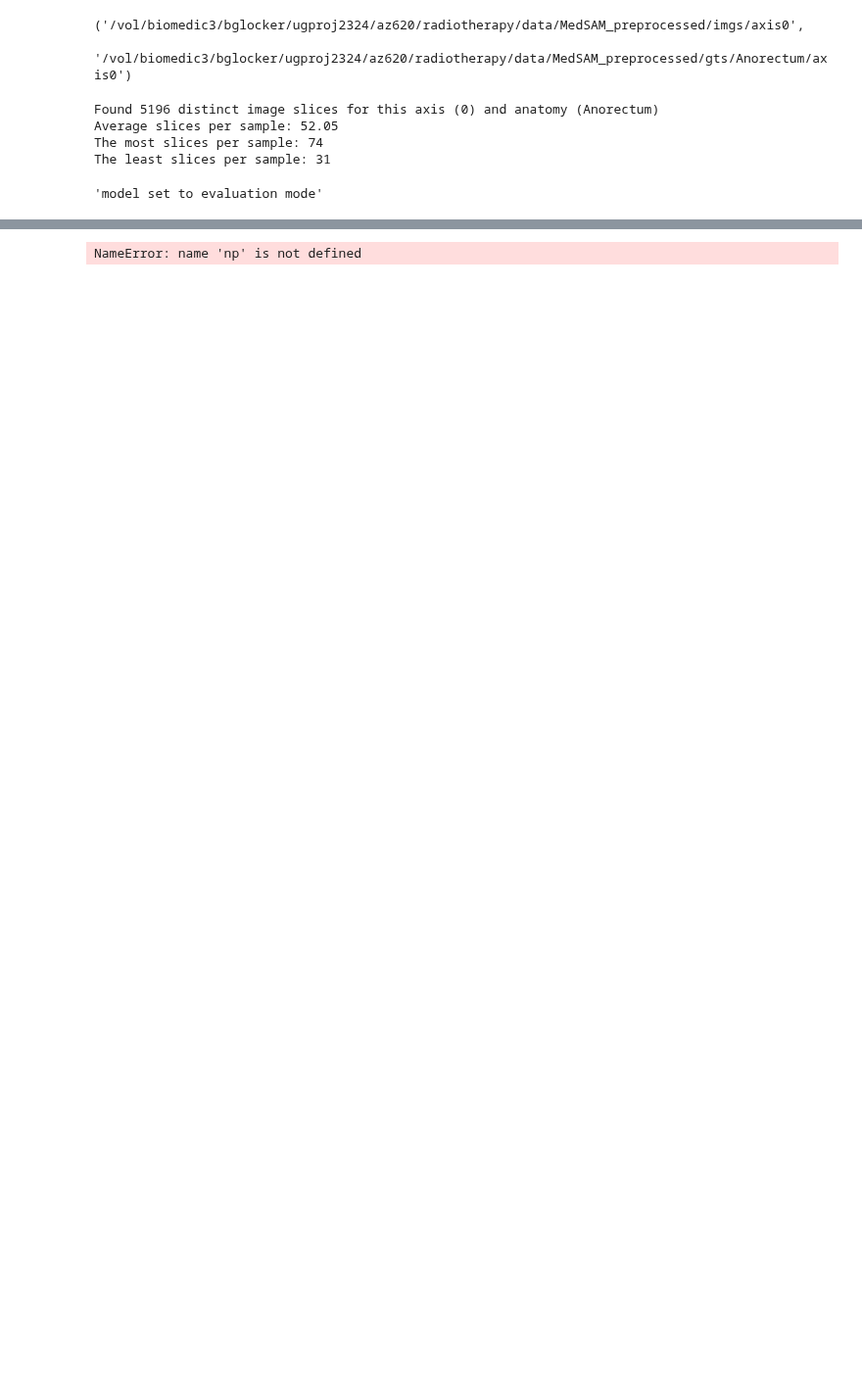
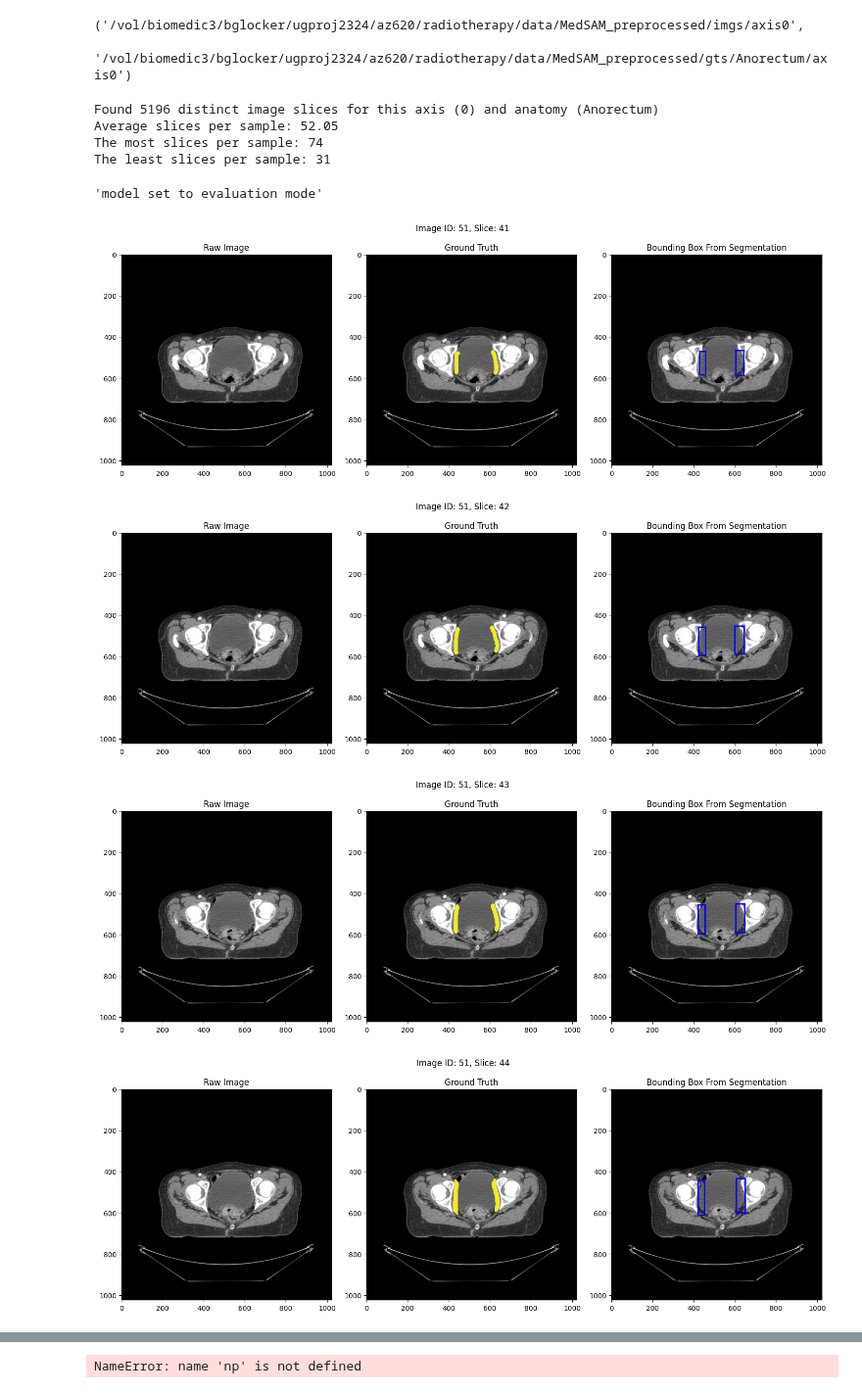
Before and after one commit to avzh1/radiotherapy, a Jupyter notebook: research/source/code/SAM_Med/2_no_finetuning/2_inference_per_anatomy.ipynb, the cells around one changed output, grey strips where cells are left out. Shown at 98% size. Cells and saved outputs as stored; diff of their text form; code cells hidden in the pictures; blank space fills up the shorter version.

```diff
--- a/research/source/code/SAM_Med/2_no_finetuning/2_inference_per_anatomy.ipynb
+++ b/research/source/code/SAM_Med/2_no_finetuning/2_inference_per_anatomy.ipynb
@@ -76,7 +76,7 @@ def get_bounding_boxes(resized_gt):
 # %%
 
 
-def visualise_bounding_box_with_prediction(array_image, array_gt_label, bounding_boxes=None, predicted_mask=None, show_boxes_of_predictions=False, save_title = None):
+def visualise_bounding_box_with_prediction(array_image, array_gt_label, bounding_boxes=None, predicted_mask=None, show_boxes_of_predictions=False, save_title = None, sup_title = None):
     ncols = sum([2, int(bounding_boxes is not None), int(predicted_mask is not None)])
 
     _, axes = plt.subplots(1, ncols, figsize=(5 * ncols, 5))
@@ -122,6 +122,7 @@ def visualise_bounding_box_with_prediction(array_image, array_gt_label, bounding
                 )
 
     plt.tight_layout()
+    plt.suptitle(sup_title, y=1.05)
 
     if not save_title is None:
         save_path = '/'.join(save_title.split('/')[:-1])
@@ -156,7 +157,10 @@ from torch.utils.data import Dataset, DataLoader
 class SAM_Dataset(Dataset):
 
     def __init__(self, axis = args.axis, anatomy = args.anatomy):
-        self.gt_slice_dir = os.path.join(os.environ.get('MedSAM_preprocessed'), 'gts', anatomy.capitalize(), f'axis{axis}')
+        self.axis = axis
+        self.anatomy = anatomy
+
+        self.gt_slice_dir = os.path.join(os.environ.get('MedSAM_preprocessed'), 'gts', anatomy, f'axis{axis}')
         self.img_slice_dir = os.path.join(os.environ.get('MedSAM_preprocessed'), 'imgs', f'axis{axis}')
 
         self.slices_per_sample = {}
@@ -170,7 +174,6 @@ class SAM_Dataset(Dataset):
 
     def __len__(self):
         return sum([len(vs) for vs in self.slices_per_sample.values()])
-
 
     def __getitem__(self, idx):
         assert 0 <= idx < self.__len__(), f"Index {idx} is out of range for dataset of size {self.__len__()}"
@@ -195,10 +198,10 @@ class SAM_Dataset(Dataset):
         img_array = torch.tensor(img_array).float().permute(2, 0, 1)
 
         # return img_array, gt_array, and bounding box pair
-        return img_array, gt_array, bounding_boxes
+        return img_array, gt_array, bounding_boxes, img_ids, curr_slice
 
     def gt_slice_format(self, img_num: int, slice_num: int) -> str:
-        return 'CT_' + args.anatomy.capitalize() + '_zzAMLART_' + str(img_num).zfill(3) + '-' + str(slice_num).zfill(3) + '.npy'
+        return 'CT_' + self.anatomy + '_zzAMLART_' + str(img_num).zfill(3) + '-' + str(slice_num).zfill(3) + '.npy'
 
     def img_slice_format(self, img_num, slice_num):
         return 'CT_zzAMLART_' + str(img_num).zfill(3) + '-' + str(slice_num).zfill(3) + '.npy'
@@ -208,3 +211,16 @@ class SAM_Dataset(Dataset):
         get_slice = lambda x: int(x.split('_')[3].split('-')[1].split('.')[0])
 
         return get_id(path), get_slice(path)
+# %%
+dataset = SAM_Dataset(axis=0, anatomy="CTVn")
+loader = DataLoader(dataset, batch_size=5, shuffle=False)
+
+for img, gt, boxes, imgids, currslice in loader:
+    for i, g, b, ii, cs in zip(img, gt, boxes, imgids, currslice):
+        visualise_bounding_box_with_prediction(i.permute(1, 2, 0).numpy(), g, b, None, show_boxes_of_predictions=True, sup_title=f"Image ID: {ii}, Slice: {cs}")
+    break
+# %% [output]
+[figure, added]
+[figure, added]
+[figure, added]
+[figure, added]
```
Also changed, not shown: parts of 2 cells of this notebook, 14 other files.
